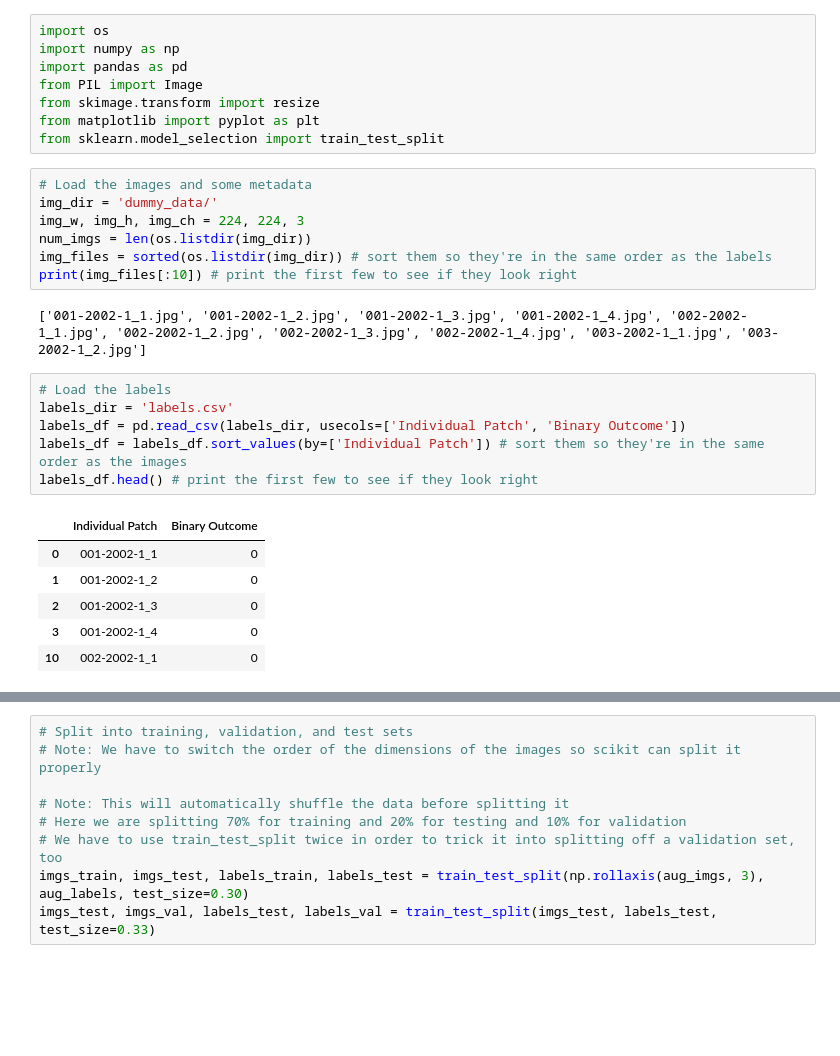
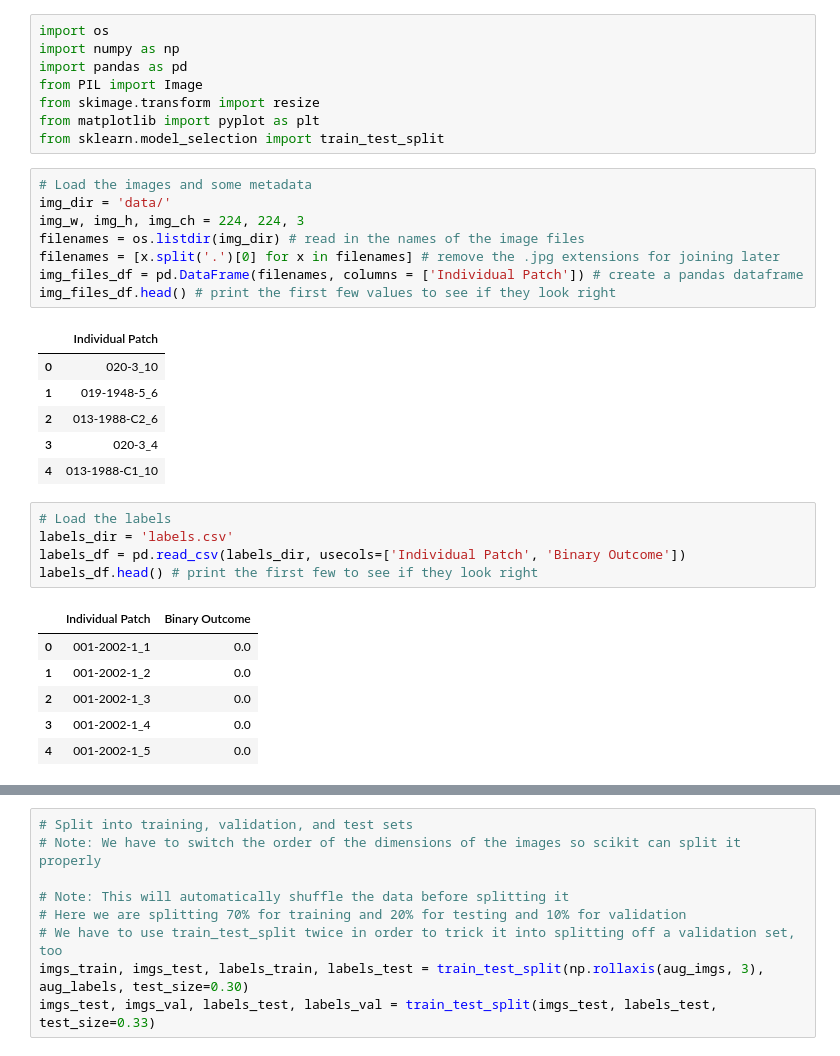
Before and after one commit to NanditaDamaraju/allergyDetection, a Jupyter notebook: ML Pipeline.ipynb, the cells around one changed output, grey strips where cells are left out. Drawn from its saved outputs; the diff is of its cells as text; blank space fills up the shorter version.

```diff
--- a/ML Pipeline.ipynb
+++ b/ML Pipeline.ipynb
@@ -28,23 +30,28 @@ from matplotlib import pyplot as plt
 from sklearn.model_selection import train_test_split
 # %%
 # Load the images and some metadata
-img_dir = 'dummy_data/'
+img_dir = 'data/'
 img_w, img_h, img_ch = 224, 224, 3
-num_imgs = len(os.listdir(img_dir))
-img_files = sorted(os.listdir(img_dir)) # sort them so they're in the same order as the labels
-print(img_files[:10]) # print the first few to see if they look right
+filenames = os.listdir(img_dir) # read in the names of the image files
+filenames = [x.split('.')[0] for x in filenames] # remove the .jpg extensions for joining later
+img_files_df = pd.DataFrame(filenames, columns = ['Individual Patch']) # create a pandas dataframe
+img_files_df.head() # print the first few values to see if they look right
 # %% [output]
-['001-2002-1_1.jpg', '001-2002-1_2.jpg', '001-2002-1_3.jpg', '001-2002-1_4.jpg', '002-2002-1_1.jpg', '002-2002-1_2.jpg', '002-2002-1_3.jpg', '002-2002-1_4.jpg', '003-2002-1_1.jpg', '003-2002-1_2.jpg']
+|  | Individual Patch |
+| 0 | 020-3_10 |
+| 1 | 019-1948-5_6 |
+| 2 | 013-1988-C2_6 |
+| 3 | 020-3_4 |
+| 4 | 013-1988-C1_10 |
 # %%
 # Load the labels
 labels_dir = 'labels.csv'
 labels_df = pd.read_csv(labels_dir, usecols=['Individual Patch', 'Binary Outcome'])
-labels_df = labels_df.sort_values(by=['Individual Patch']) # sort them so they're in the same order as the images
 labels_df.head() # print the first few to see if they look right
 # %% [output]
 |  | Individual Patch | Binary Outcome |
-| 0 | 001-2002-1_1 | 0 |
-| 1 | 001-2002-1_2 | 0 |
-| 2 | 001-2002-1_3 | 0 |
-| 3 | 001-2002-1_4 | 0 |
-| 10 | 002-2002-1_1 | 0 |
+| 0 | 001-2002-1_1 | 0.0 |
+| 1 | 001-2002-1_2 | 0.0 |
+| 2 | 001-2002-1_3 | 0.0 |
+| 3 | 001-2002-1_4 | 0.0 |
+| 4 | 001-2002-1_5 | 0.0 |
```
Also changed, not shown: parts of 19 cells of this notebook.
